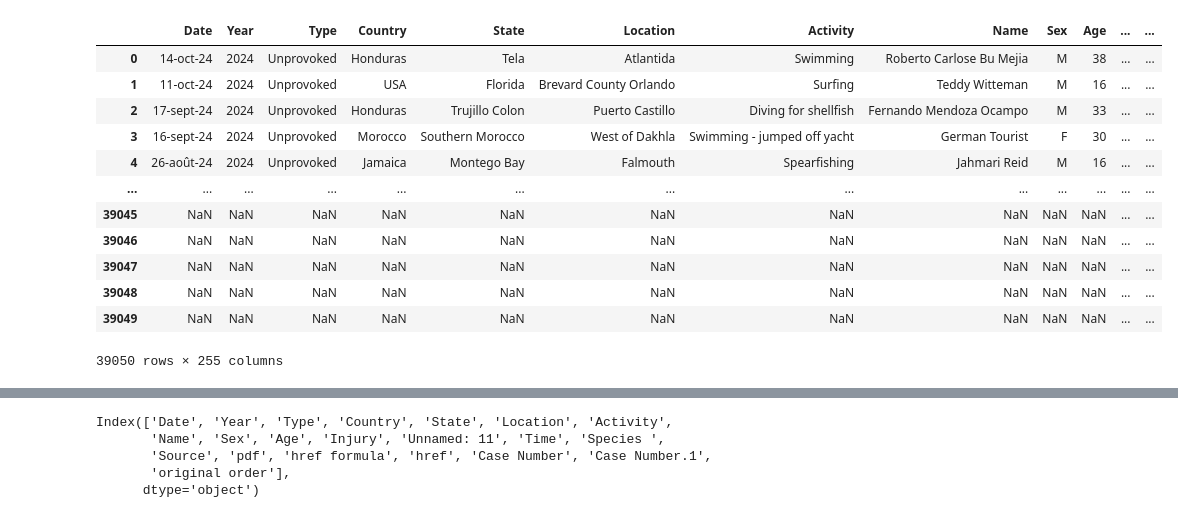
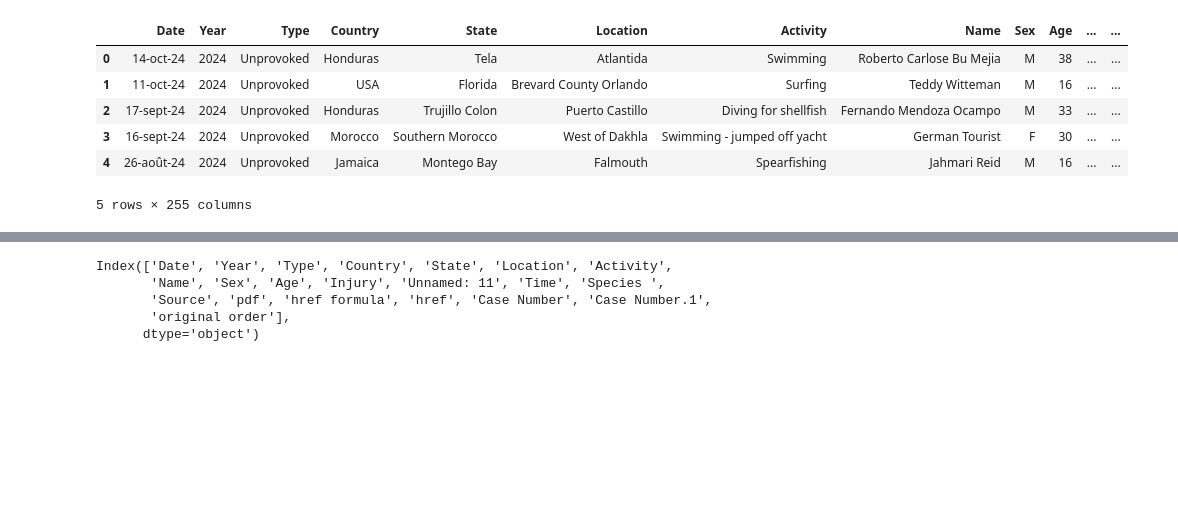
Before and after one commit to TheLazyCactus/Shark_Project, a Jupyter notebook: Shark_attack_working_document.ipynb, the cells around one changed output, grey strips where cells are left out. Cells and saved outputs as stored; diff of their text form; code cells hidden in the pictures; blank space fills up the shorter version.

```diff
--- a/Shark_attack_working_document.ipynb
+++ b/Shark_attack_working_document.ipynb
@@ -4,21 +4,15 @@ import numpy as np
 url = 'https://raw.githubusercontent.com/TheLazyCactus/Shark_Project/refs/heads/main/GSAF5.csv'
 shark_data = pd.read_csv(url, sep=";", low_memory =False)
 # %%
-shark_data
+shark_data.head()
 # %% [output]
 |  | Date | Year | Type | Country | State | Location | Activity | Name | Sex | Age | ... | ... |
 | 0 | 14-oct-24 | 2024 | Unprovoked | Honduras | Tela | Atlantida | Swimming | Roberto Carlose Bu Mejia | M | 38 | ... | ... |
 | 1 | 11-oct-24 | 2024 | Unprovoked | USA | Florida | Brevard County Orlando | Surfing | Teddy Witteman | M | 16 | ... | ... |
 | 2 | 17-sept-24 | 2024 | Unprovoked | Honduras | Trujillo Colon | Puerto Castillo | Diving for shellfish | Fernando Mendoza Ocampo | M | 33 | ... | ... |
 | 3 | 16-sept-24 | 2024 | Unprovoked | Morocco | Southern Morocco | West of Dakhla | Swimming - jumped off yacht | German Tourist | F | 30 | ... | ... |
 | 4 | 26-août-24 | 2024 | Unprovoked | Jamaica | Montego Bay | Falmouth | Spearfishing | Jahmari Reid | M | 16 | ... | ... |
-| ... | ... | ... | ... | ... | ... | ... | ... | ... | ... | ... | ... | ... |
-| 39045 | NaN | NaN | NaN | NaN | NaN | NaN | NaN | NaN | NaN | NaN | ... | ... |
-| 39046 | NaN | NaN | NaN | NaN | NaN | NaN | NaN | NaN | NaN | NaN | ... | ... |
-| 39047 | NaN | NaN | NaN | NaN | NaN | NaN | NaN | NaN | NaN | NaN | ... | ... |
-| 39048 | NaN | NaN | NaN | NaN | NaN | NaN | NaN | NaN | NaN | NaN | ... | ... |
-| 39049 | NaN | NaN | NaN | NaN | NaN | NaN | NaN | NaN | NaN | NaN | ... | ... |
-39050 rows × 255 columns
+5 rows × 255 columns
 # %%
 #Remove all the columns and lines with NaN values only
 shark_data.dropna(axis=1, how='all',inplace=True)
```
Also changed, not shown: parts of 18 cells of this notebook, 2 other files.
